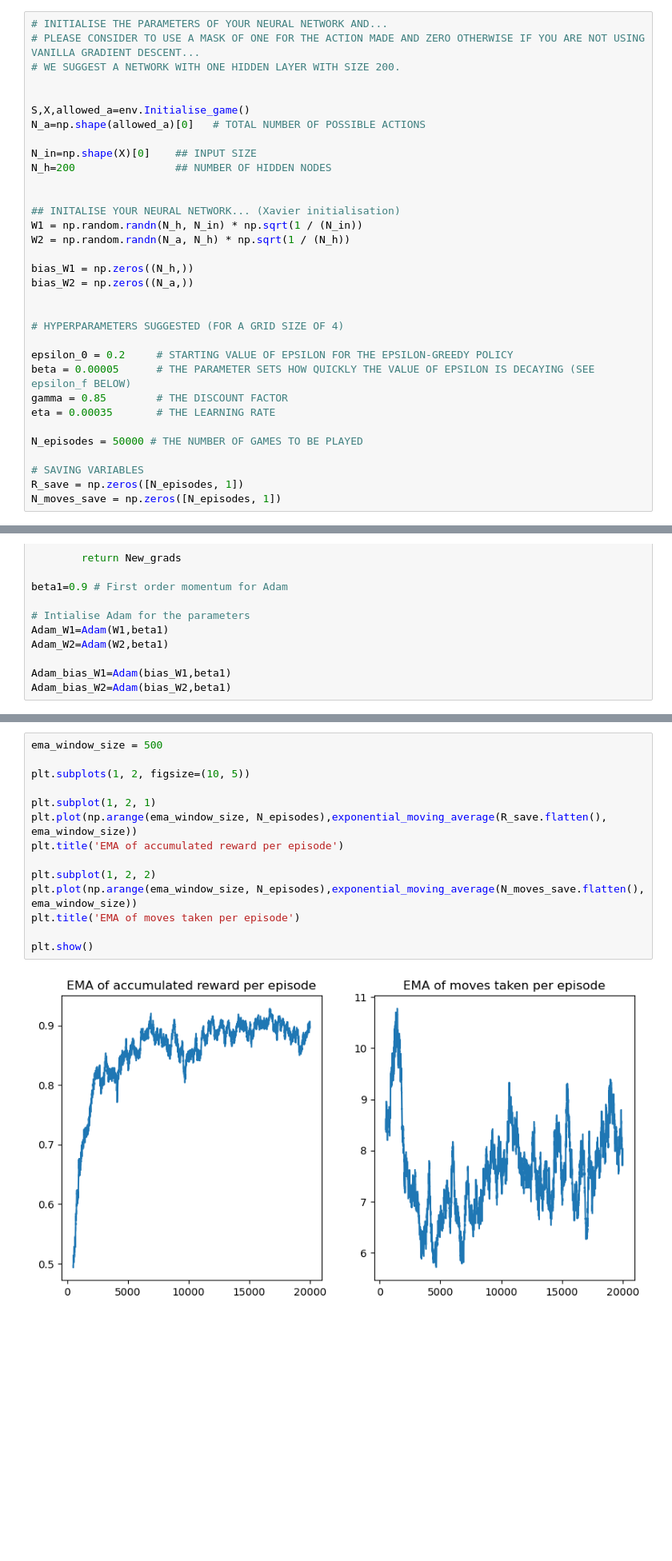
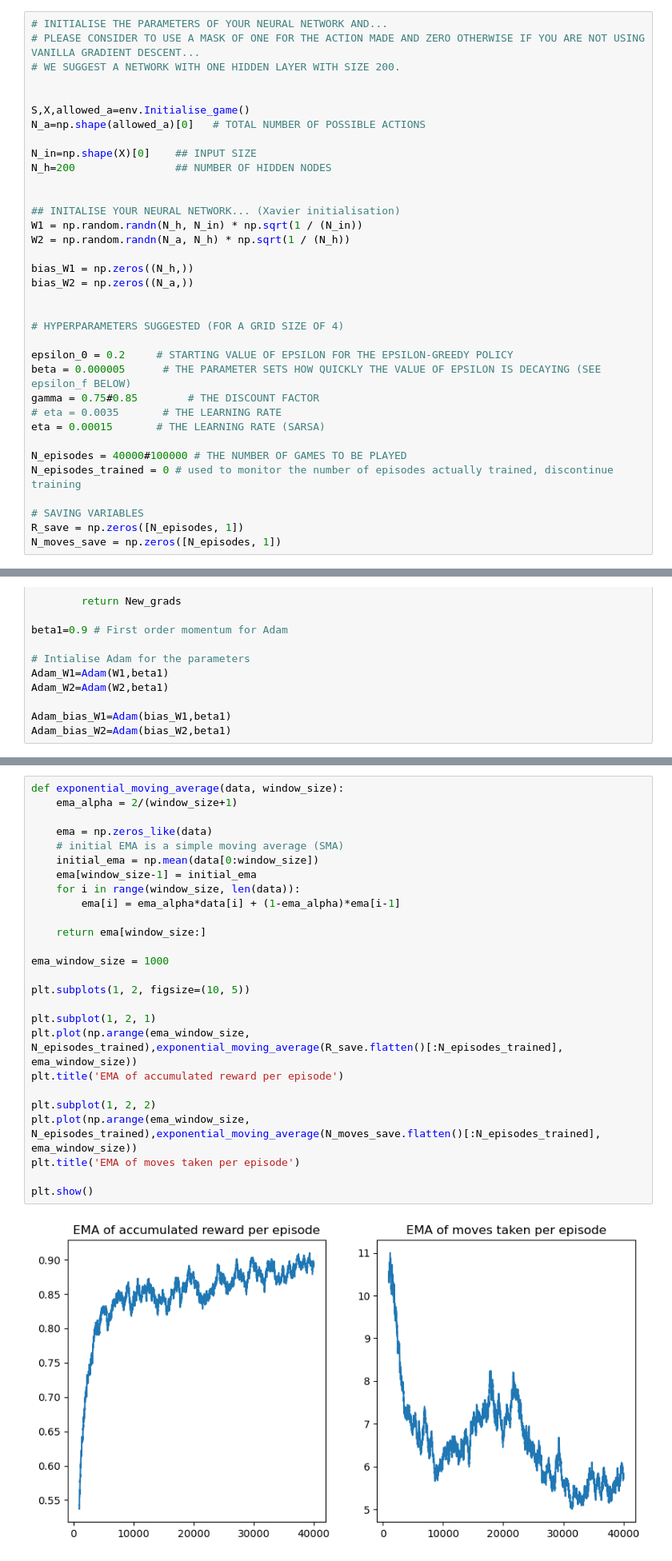
Before and after one commit to jwu02/com3240-reinforcement-learning-assignment, a Jupyter notebook: Assignment.ipynb, the cells around one changed output, grey strips where cells are left out. Shown at 80% size. Drawn from its saved outputs; the diff is of its cells as text; blank space fills up the shorter version.

```diff
--- a/Assignment.ipynb
+++ b/Assignment.ipynb
@@ -140,11 +140,13 @@ bias_W2 = np.zeros((N_a,))
 # HYPERPARAMETERS SUGGESTED (FOR A GRID SIZE OF 4)
 
 epsilon_0 = 0.2     # STARTING VALUE OF EPSILON FOR THE EPSILON-GREEDY POLICY
-beta = 0.00005      # THE PARAMETER SETS HOW QUICKLY THE VALUE OF EPSILON IS DECAYING (SEE epsilon_f BELOW)
-gamma = 0.85        # THE DISCOUNT FACTOR
-eta = 0.00035       # THE LEARNING RATE
+beta = 0.000005      # THE PARAMETER SETS HOW QUICKLY THE VALUE OF EPSILON IS DECAYING (SEE epsilon_f BELOW)
+gamma = 0.75#0.85        # THE DISCOUNT FACTOR
+# eta = 0.0035       # THE LEARNING RATE
+eta = 0.00015       # THE LEARNING RATE (SARSA)
 
-N_episodes = 50000 # THE NUMBER OF GAMES TO BE PLAYED
+N_episodes = 40000#100000 # THE NUMBER OF GAMES TO BE PLAYED
+N_episodes_trained = 0 # used to monitor the number of episodes actually trained, discontinue training
 
 # SAVING VARIABLES
 R_save = np.zeros([N_episodes, 1])
@@ -337,16 +325,28 @@ def exponential_moving_average(data, window_size):
 # %%
-ema_window_size = 500
+def exponential_moving_average(data, window_size):
+    ema_alpha = 2/(window_size+1)
+
+    ema = np.zeros_like(data)
+    # initial EMA is a simple moving average (SMA)
+    initial_ema = np.mean(data[0:window_size])
+    ema[window_size-1] = initial_ema
+    for i in range(window_size, len(data)):
+        ema[i] = ema_alpha*data[i] + (1-ema_alpha)*ema[i-1]
+
+    return ema[window_size:]
+
+ema_window_size = 1000
 
 plt.subplots(1, 2, figsize=(10, 5))
 
 plt.subplot(1, 2, 1)
-plt.plot(np.arange(ema_window_size, N_episodes),exponential_moving_average(R_save.flatten(), ema_window_size))
+plt.plot(np.arange(ema_window_size, N_episodes_trained),exponential_moving_average(R_save.flatten()[:N_episodes_trained], ema_window_size))
 plt.title('EMA of accumulated reward per episode')
 
 plt.subplot(1, 2, 2)
-plt.plot(np.arange(ema_window_size, N_episodes),exponential_moving_average(N_moves_save.flatten(), ema_window_size))
+plt.plot(np.arange(ema_window_size, N_episodes_trained),exponential_moving_average(N_moves_save.flatten()[:N_episodes_trained], ema_window_size))
 plt.title('EMA of moves taken per episode')
 
 plt.show()
 # %% [output]
-[figure, old version]
+[figure, new version]
```
Also changed, not shown: parts of 3 cells of this notebook.
